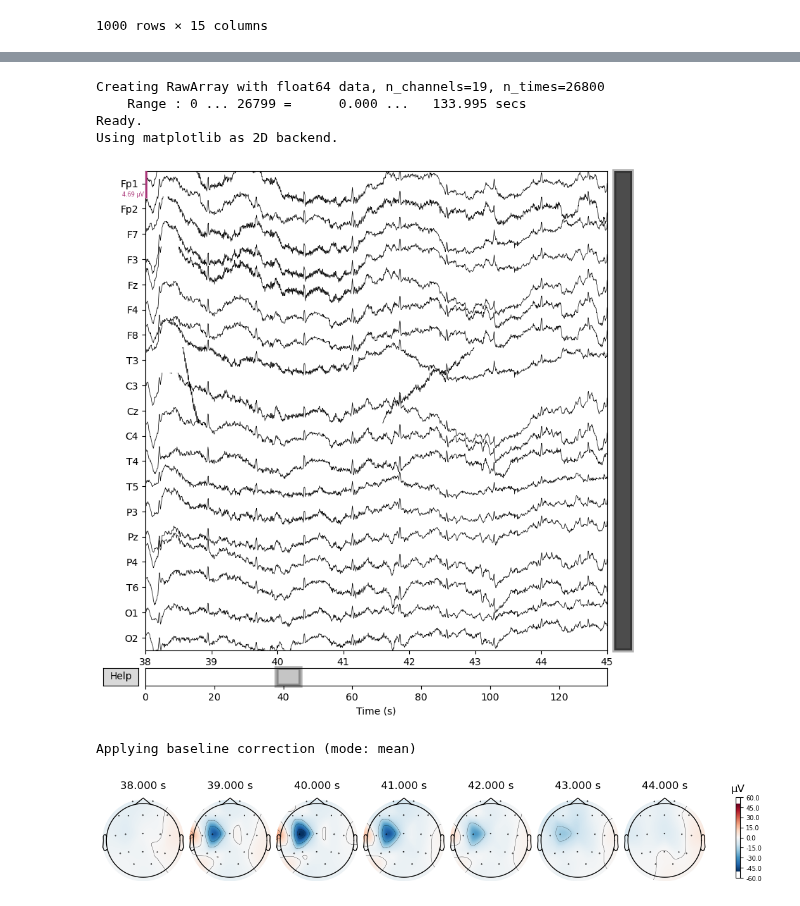
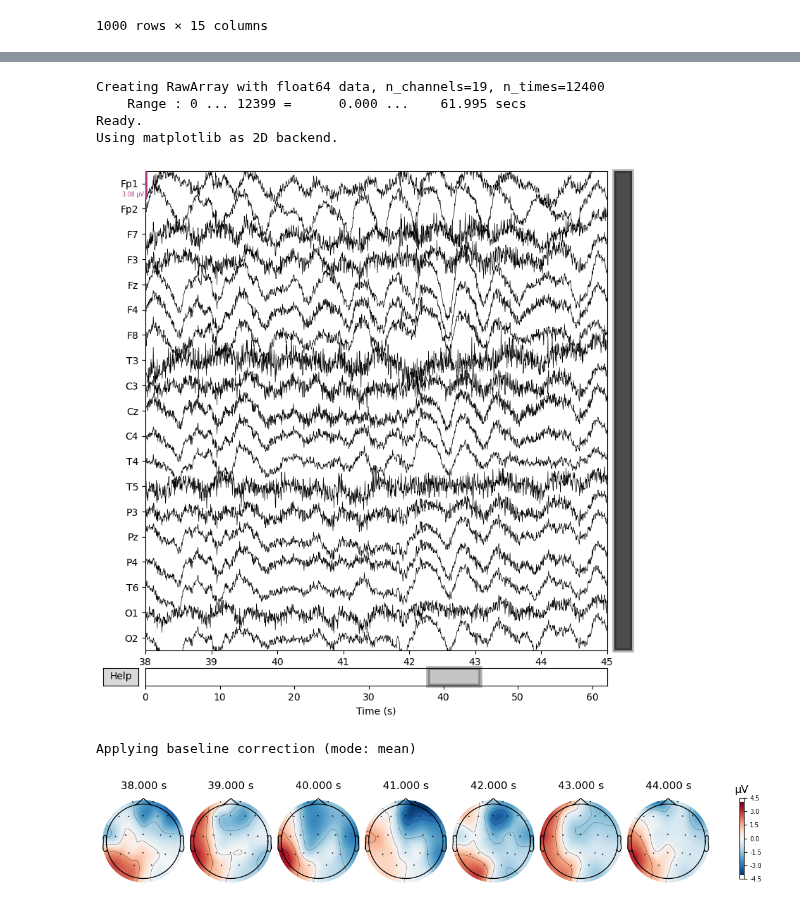
Before and after one commit to sfu-cmpt340/2024_1_project_11, a Jupyter notebook: hms.ipynb, the cells around one changed output, grey strips where cells are left out. Saved outputs shown, nothing was run; the diff lists cells and outputs as text; code cells hidden in the pictures.

Commit message:
create visualize package

```diff
--- a/hms.ipynb
+++ b/hms.ipynb
@@ -70,28 +72,20 @@ raw_ddf
-# %%
-import mne
-import matplotlib.pyplot as plt
-
-info = mne.create_info(ch_names = raw_ddf.columns.tolist(), sfreq=sfreq, ch_types='eeg')
-info.set_montage('standard_1020')
-data = np.array(raw_ddf.transpose())
-data = np.nan_to_num(data)
-
-raw = mne.io.RawArray(data, info)
-raw.apply_function(lambda x: x / 20e6, picks='eeg')
-
-# Plot signals
-raw.plot(start=38, duration=7, scalings={'eeg': 'auto'}, show=True);
-# %% [output]
-Creating RawArray with float64 data, n_channels=19, n_times=26800
-    Range : 0 ... 26799 =      0.000 ...   133.995 secs
-Ready.
-Using matplotlib as 2D backend.
-[figure, removed]
-# %%
-# plot topographic map for this signal
-evoked = mne.EvokedArray(raw.get_data(), info, baseline=(0, 0))
-times = np.arange(38, 45, 1)
-evoked.plot_topomap(ch_type="eeg", times=times);
-# %% [output]
-Applying baseline correction (mode: mean)
-[figure, removed]
+# %%
+# Visualization
+from visualize import VisualizeEEG
+
+raw_df = ddf.partitions[2].compute()
+vis_eeg = VisualizeEEG(raw_df)
+
+# plot signal channels
+vis_eeg.plot_signal(start=38, duration=7)
+
+# plot topographic map
+vis_eeg.plot_topomap(start=38, end=45, delta=1)
+# %% [output]
+Creating RawArray with float64 data, n_channels=19, n_times=12400
+    Range : 0 ... 12399 =      0.000 ...    61.995 secs
+Ready.
+Using matplotlib as 2D backend.
+[figure, added]
+Applying baseline correction (mode: mean)
+[figure, added]
```
Also changed, not shown: parts of 2 cells of this notebook, 5 other files.
